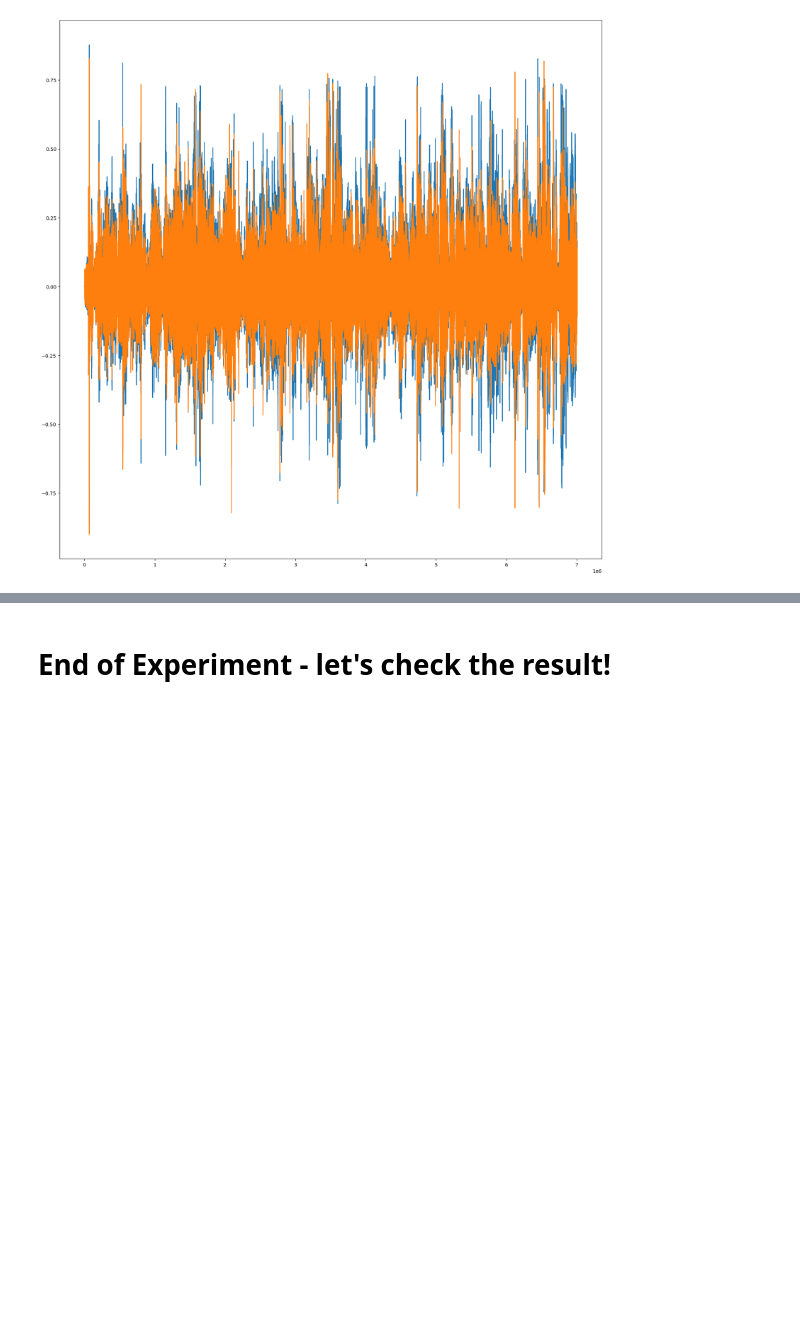
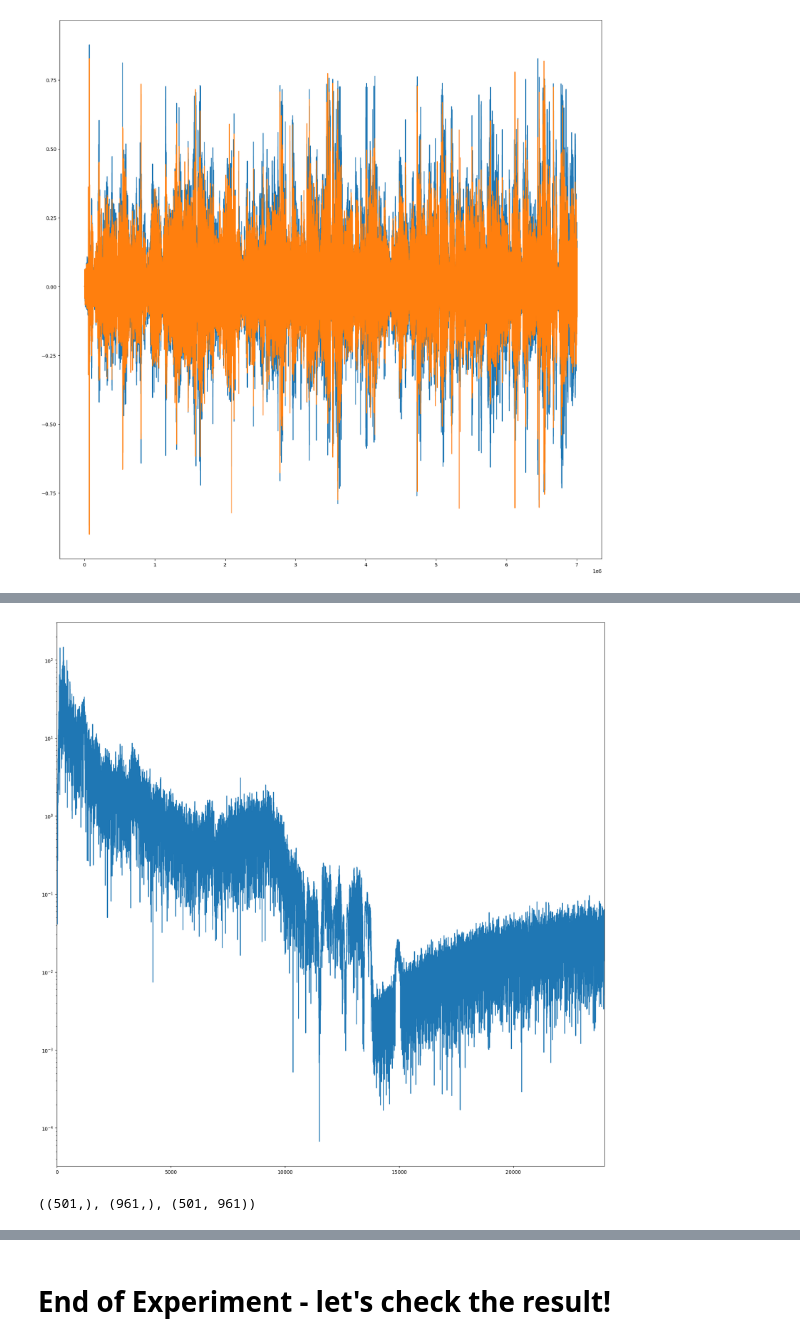
Before and after one commit to TetraPlex-org/audiomerge, a Jupyter notebook: AUDIOMERGE_FD_20230731.ipynb, the cells around one changed output, grey strips where cells are left out. Cells and saved outputs as stored; diff of their text form; code cells hidden in the pictures; blank space fills up the shorter version.

```diff
--- a/AUDIOMERGE_FD_20230731.ipynb
+++ b/AUDIOMERGE_FD_20230731.ipynb
@@ -156,0 +195,21 @@ _()
+# %%
+plt.margins(x=0)
+n = 0
+A = data_A[rate_A*n:rate_A*(n+1),0]
+@pipes
+def _():
+    ( A
+    >> np.fft.fft
+    >> np.abs
+    >> getitem(slice(0, len(A)//2))
+    >> semilogy
+    )
+_()
+# %% [output]
+[figure, added]
+# %%
+A = data_A[:rate_A*10,0]
+f, t, Zxx = signal.stft(A, rate_A, nperseg=1000)
+f.shape, t.shape, Zxx.shape
+# %% [output]
+((501,), (961,), (501, 961))
```
Also changed, not shown: parts of 12 cells of this notebook.
